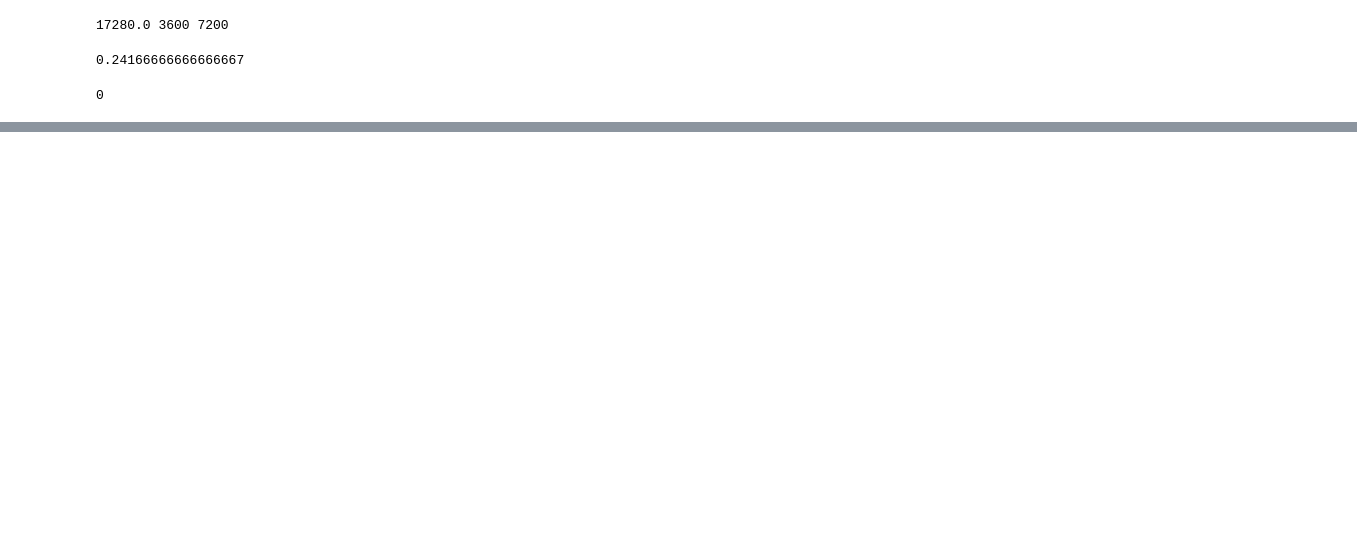
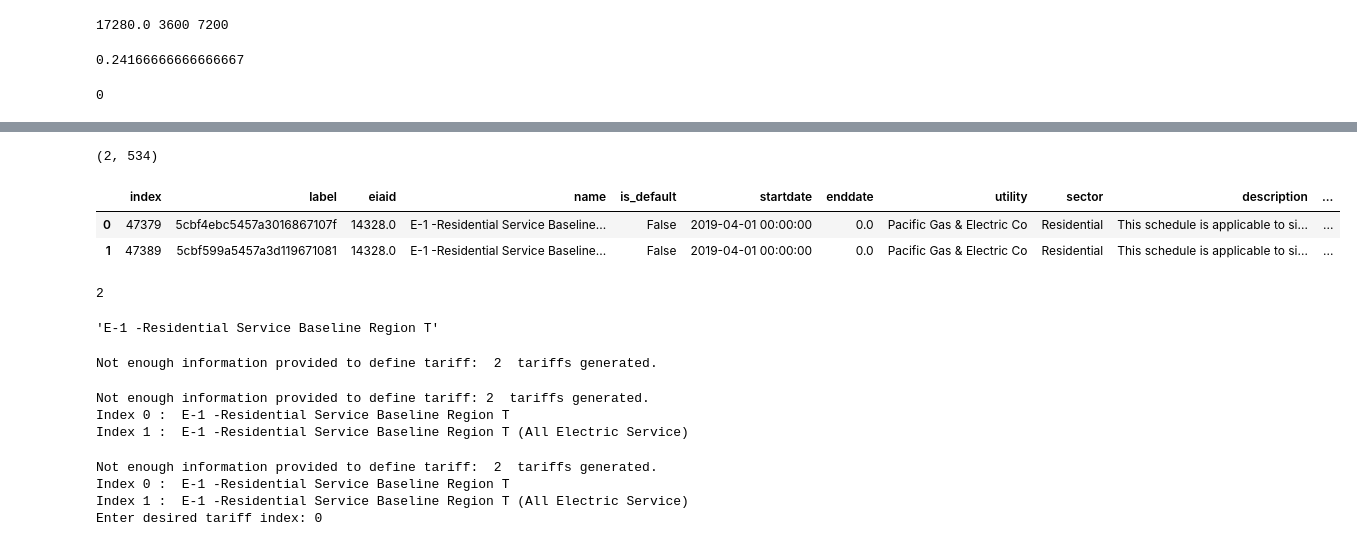
Before and after one commit to arras-energy/gridlabd-template, a Jupyter notebook: US/CA/SLAC/tariff_design/Tariff Query.ipynb, the cells around one changed output, grey strips where cells are left out. Saved outputs shown, nothing was run; the diff lists cells and outputs as text; code cells hidden in the pictures; blank space fills up the shorter version.

Commit message:
Added code if tariff input data found >1 tariff

```diff
--- a/US/CA/SLAC/tariff_design/Tariff Query.ipynb
+++ b/US/CA/SLAC/tariff_design/Tariff Query.ipynb
@@ -982,0 +991,35 @@ print(duration,seconds, seconds2)
+# %%
+def read_tariff(pathtocsv, tariff_counter):
+    # reads USA tariff csv
+    pandas.set_option("max_rows",None)
+    pandas.set_option("max_columns",None)
+    # NOTE THIS IS DIFFERENT THAN .PY FILE
+    data = pandas.read_csv("../../../../../usurdb.csv",low_memory=False)
+
+    # read in csv file depending on tariff counter value
+    with open(pathtocsv) as fp:
+        reader = csv.reader(fp, skipinitialspace=True, delimiter=",")
+        next(reader)
+        tariff_input = [row for row in reader]
+
+    # get inputs from csv
+    utility_name = tariff_input[tariff_counter][0]
+    sector_type = tariff_input[tariff_counter][1]
+    name = tariff_input[tariff_counter][2]
+    region = tariff_input[tariff_counter][4]
+
+    # Inclining rate flag
+    global RATE_FLAG
+    RATE_FLAG = tariff_input[tariff_counter][5]
+
+    # parse database
+    utility = data[data.utility==utility_name]
+    utility_active = utility[utility["enddate"].isna()]
+    mask = utility_active["name"].str.contains(name, regex=True, case=False) & utility_active["name"].str.contains(region, regex=True) & utility_active["sector"].str.contains(sector_type, regex=True, case=False)
+    tariff_data = utility_active[mask].reset_index()
+    print
+
+    # SETS ALL NaN to 0.0
+    tariff_data.fillna(0.0, inplace=True)
+
+    return tariff_data # returns df of associated tariff
@@ -982,0 +1056,44 @@ print(duration,seconds, seconds2)
+# %%
+test_df = read_tariff("tariff_library_config.csv",2)
+print(test_df.shape)
+# %% [output]
+(2, 534)
+# %%
+test_df
+# %% [output]
+|  | index | label | eiaid | name | is_default | startdate | enddate | utility | sector | description | ... |
+| 0 | 47379 | 5cbf4ebc5457a3016867107f | 14328.0 | E-1 -Residential Service Baseline... | False | 2019-04-01 00:00:00 | 0.0 | Pacific Gas & Electric Co | Residential | This schedule is applicable to si... | ... |
+| 1 | 47389 | 5cbf599a5457a3d119671081 | 14328.0 | E-1 -Residential Service Baseline... | False | 2019-04-01 00:00:00 | 0.0 | Pacific Gas & Electric Co | Residential | This schedule is applicable to si... | ... |
+# %%
+test_df.shape[0]
+# %% [output]
+2
+# %%
+test_df.iloc[0,3]
+# %% [output]
+'E-1 -Residential Service Baseline Region T'
+# %%
+if test_df.shape[0] != 1:
+    print("Not enough information provided to define tariff: ",test_df.shape[0]," tariffs generated.")
+# %% [output]
+Not enough information provided to define tariff:  2  tariffs generated.
+# %%
+if test_df.shape[0] != 1:
+    print("Not enough information provided to define tariff:",test_df.shape[0]," tariffs generated.")
+    for i in range(test_df.shape[0]):
+        print("Index",i,": ", test_df.iloc[i,3]) # print df name
+# %% [output]
+Not enough information provided to define tariff: 2  tariffs generated.
+Index 0 :  E-1 -Residential Service Baseline Region T
+Index 1 :  E-1 -Residential Service Baseline Region T (All Electric Service)
+# %%
+if test_df.shape[0] != 1:
+    print("Not enough information provided to define tariff: ",test_df.shape[0]," tariffs generated.")
+    for i in range(test_df.shape[0]):
+        print("Index",i,": ", test_df.iloc[i,3]) # print df name
+    idx = input("Enter desired tariff index: ")
+# %% [output]
+Not enough information provided to define tariff:  2  tariffs generated.
+Index 0 :  E-1 -Residential Service Baseline Region T
+Index 1 :  E-1 -Residential Service Baseline Region T (All Electric Service)
+Enter desired tariff index: 0
```
Also changed, not shown: parts of 22 cells of this notebook, 2 other files.
